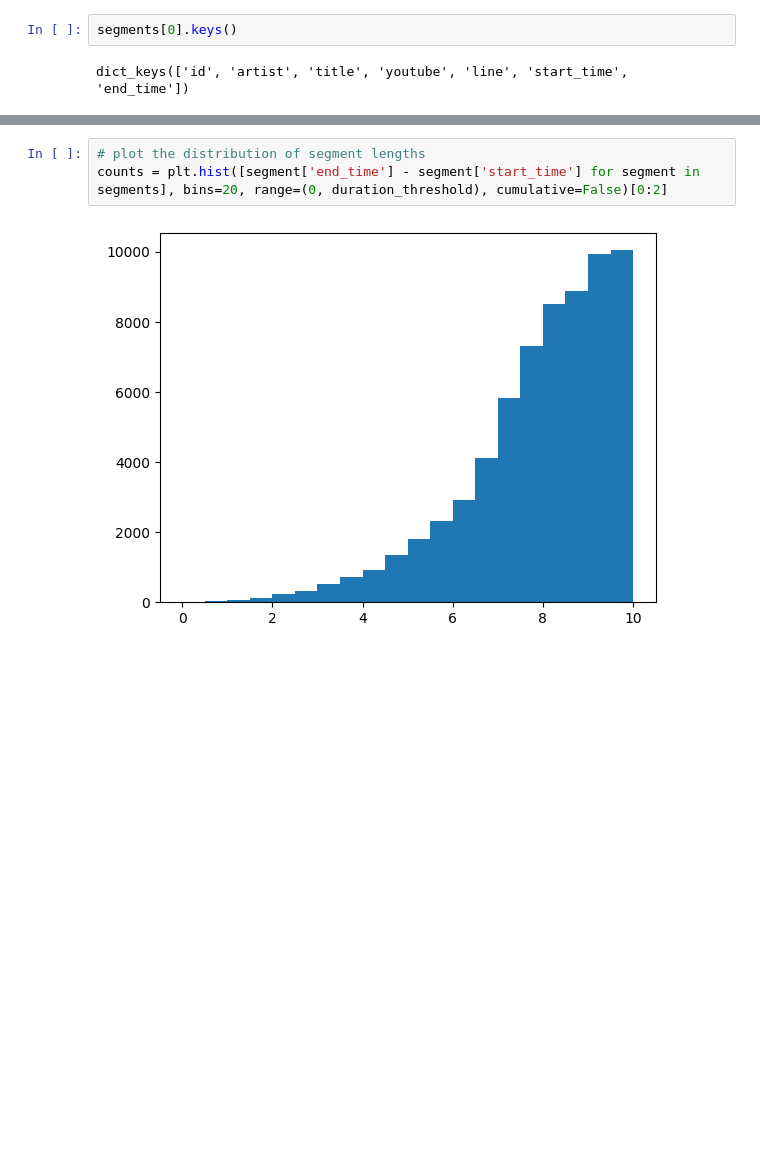
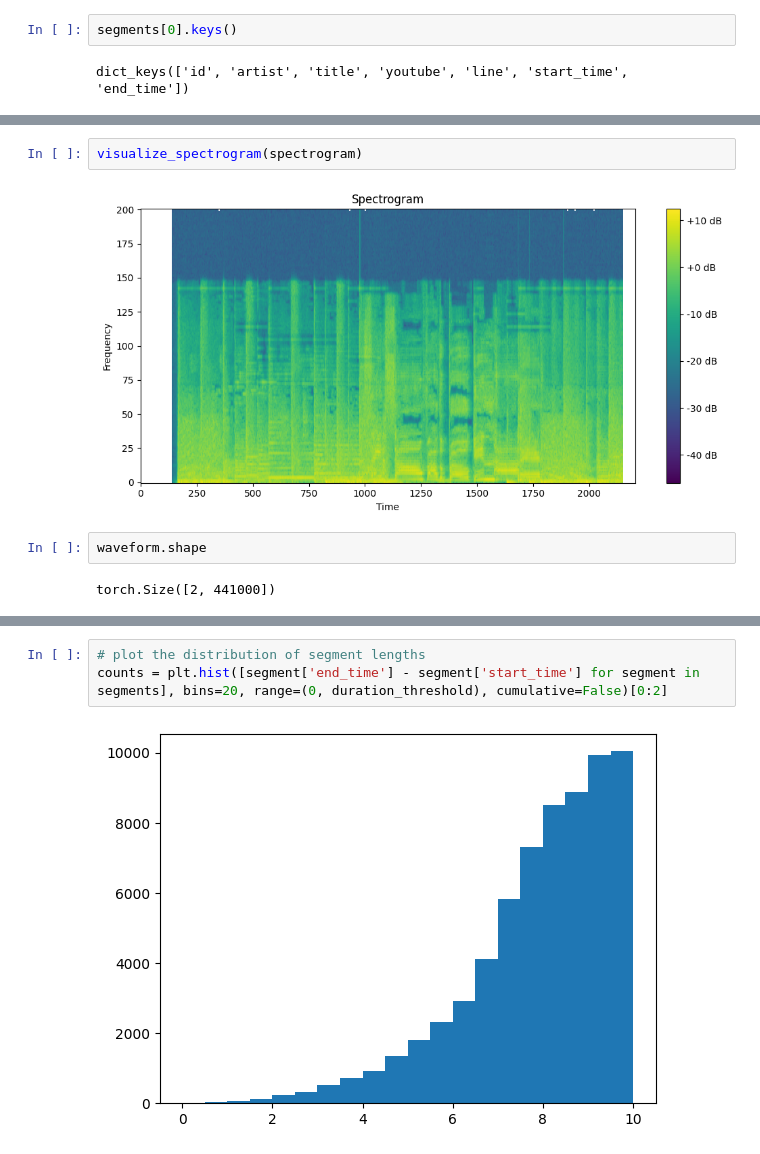
Before and after one commit to aimonbc24/Audio-Lyric-Alignment-via-Emotional-Sentiment, a Jupyter notebook: scripts/main.ipynb, the cells around one changed output, grey strips where cells are left out. Drawn from its saved outputs; the diff is of its cells as text; blank space fills up the shorter version.

```diff
--- a/scripts/main.ipynb
+++ b/scripts/main.ipynb
@@ -95,0 +170,8 @@ KeyboardInterrupt:
+# %%
+visualize_spectrogram(spectrogram)
+# %% [output]
+[figure, added]
+# %%
+waveform.shape
+# %% [output]
+torch.Size([2, 441000])
```
Also changed, not shown: parts of 15 cells of this notebook, 4 other files.
